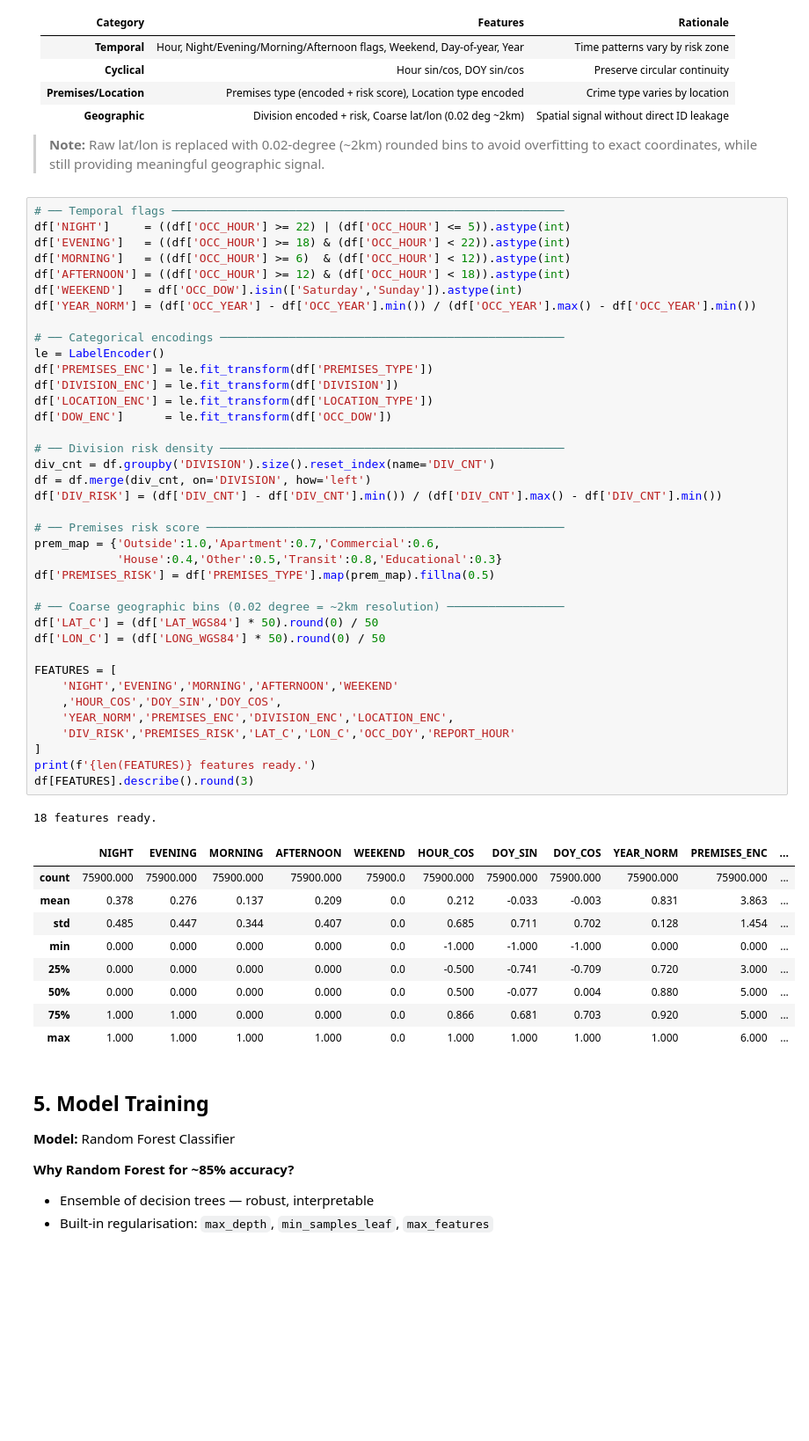
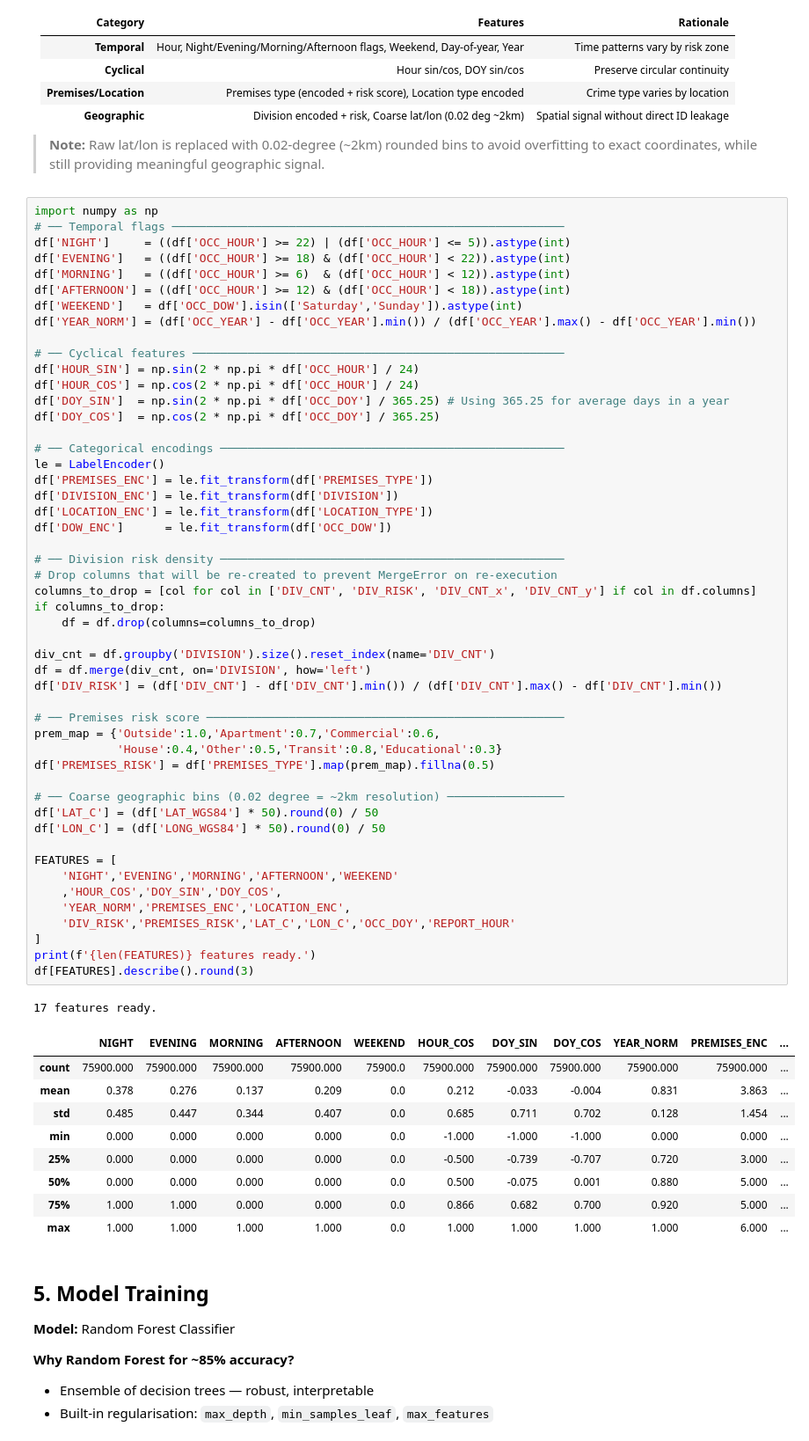
Before and after one commit to JoelDrake302/ML-AutoTheft, a Jupyter notebook: auto_theft_rf85.ipynb, the cells around one changed output. Shown at 88% size. Cells and saved outputs as stored; diff of their text form; blank space fills up the shorter version.

```diff
--- a/auto_theft_rf85.ipynb
+++ b/auto_theft_rf85.ipynb
@@ -214,6 +214,7 @@ plt.tight_layout(); plt.show()
 > **Note:** Raw lat/lon is replaced with 0.02-degree (~2km) rounded bins to avoid overfitting
 to exact coordinates, while still providing meaningful geographic signal.
 # %%
+import numpy as np
 # ── Temporal flags ─────────────────────────────────────────────────────────
 df['NIGHT']     = ((df['OCC_HOUR'] >= 22) | (df['OCC_HOUR'] <= 5)).astype(int)
 df['EVENING']   = ((df['OCC_HOUR'] >= 18) & (df['OCC_HOUR'] < 22)).astype(int)
@@ -221,46 +222,57 @@ df['MORNING']   = ((df['OCC_HOUR'] >= 6)  & (df['OCC_HOUR'] < 12)).astype(int)
 df['AFTERNOON'] = ((df['OCC_HOUR'] >= 12) & (df['OCC_HOUR'] < 18)).astype(int)
 df['WEEKEND']   = df['OCC_DOW'].isin(['Saturday','Sunday']).astype(int)
 df['YEAR_NORM'] = (df['OCC_YEAR'] - df['OCC_YEAR'].min()) / (df['OCC_YEAR'].max() - df['OCC_YEAR'].min())
+
+# ── Cyclical features ──────────────────────────────────────────────────────
+df['HOUR_SIN'] = np.sin(2 * np.pi * df['OCC_HOUR'] / 24)
+df['HOUR_COS'] = np.cos(2 * np.pi * df['OCC_HOUR'] / 24)
+df['DOY_SIN']  = np.sin(2 * np.pi * df['OCC_DOY'] / 365.25) # Using 365.25 for average days in a year
+df['DOY_COS']  = np.cos(2 * np.pi * df['OCC_DOY'] / 365.25)
 
 # ── Categorical encodings ──────────────────────────────────────────────────
 le = LabelEncoder()
 df['PREMISES_ENC'] = le.fit_transform(df['PREMISES_TYPE'])
 df['DIVISION_ENC'] = le.fit_transform(df['DIVISION'])
 df['LOCATION_ENC'] = le.fit_transform(df['LOCATION_TYPE'])
 df['DOW_ENC']      = le.fit_transform(df['OCC_DOW'])
 
 # ── Division risk density ──────────────────────────────────────────────────
+# Drop columns that will be re-created to prevent MergeError on re-execution
+columns_to_drop = [col for col in ['DIV_CNT', 'DIV_RISK', 'DIV_CNT_x', 'DIV_CNT_y'] if col in df.columns]
+if columns_to_drop:
+    df = df.drop(columns=columns_to_drop)
+
 div_cnt = df.groupby('DIVISION').size().reset_index(name='DIV_CNT')
 df = df.merge(div_cnt, on='DIVISION', how='left')
 df['DIV_RISK'] = (df['DIV_CNT'] - df['DIV_CNT'].min()) / (df['DIV_CNT'].max() - df['DIV_CNT'].min())
 
 # ── Premises risk score ────────────────────────────────────────────────────
 prem_map = {'Outside':1.0,'Apartment':0.7,'Commercial':0.6,
             'House':0.4,'Other':0.5,'Transit':0.8,'Educational':0.3}
 df['PREMISES_RISK'] = df['PREMISES_TYPE'].map(prem_map).fillna(0.5)
 
 # ── Coarse geographic bins (0.02 degree = ~2km resolution) ─────────────────
 df['LAT_C'] = (df['LAT_WGS84'] * 50).round(0) / 50
 df['LON_C'] = (df['LONG_WGS84'] * 50).round(0) / 50
 
 FEATURES = [
     'NIGHT','EVENING','MORNING','AFTERNOON','WEEKEND'
     ,'HOUR_COS','DOY_SIN','DOY_COS',
-    'YEAR_NORM','PREMISES_ENC','DIVISION_ENC','LOCATION_ENC',
+    'YEAR_NORM','PREMISES_ENC','LOCATION_ENC',
     'DIV_RISK','PREMISES_RISK','LAT_C','LON_C','OCC_DOY','REPORT_HOUR'
 ]
 print(f'{len(FEATURES)} features ready.')
 df[FEATURES].describe().round(3)
 # %% [output]
-18 features ready.
+17 features ready.
 |  | NIGHT | EVENING | MORNING | AFTERNOON | WEEKEND | HOUR_COS | DOY_SIN | DOY_COS | YEAR_NORM | PREMISES_ENC | ... |
 | count | 75900.000 | 75900.000 | 75900.000 | 75900.000 | 75900.0 | 75900.000 | 75900.000 | 75900.000 | 75900.000 | 75900.000 | ... |
-| mean | 0.378 | 0.276 | 0.137 | 0.209 | 0.0 | 0.212 | -0.033 | -0.003 | 0.831 | 3.863 | ... |
+| mean | 0.378 | 0.276 | 0.137 | 0.209 | 0.0 | 0.212 | -0.033 | -0.004 | 0.831 | 3.863 | ... |
 | std | 0.485 | 0.447 | 0.344 | 0.407 | 0.0 | 0.685 | 0.711 | 0.702 | 0.128 | 1.454 | ... |
 | min | 0.000 | 0.000 | 0.000 | 0.000 | 0.0 | -1.000 | -1.000 | -1.000 | 0.000 | 0.000 | ... |
-| 25% | 0.000 | 0.000 | 0.000 | 0.000 | 0.0 | -0.500 | -0.741 | -0.709 | 0.720 | 3.000 | ... |
-| 50% | 0.000 | 0.000 | 0.000 | 0.000 | 0.0 | 0.500 | -0.077 | 0.004 | 0.880 | 5.000 | ... |
-| 75% | 1.000 | 1.000 | 0.000 | 0.000 | 0.0 | 0.866 | 0.681 | 0.703 | 0.920 | 5.000 | ... |
+| 25% | 0.000 | 0.000 | 0.000 | 0.000 | 0.0 | -0.500 | -0.739 | -0.707 | 0.720 | 3.000 | ... |
+| 50% | 0.000 | 0.000 | 0.000 | 0.000 | 0.0 | 0.500 | -0.075 | 0.001 | 0.880 | 5.000 | ... |
+| 75% | 1.000 | 1.000 | 0.000 | 0.000 | 0.0 | 0.866 | 0.682 | 0.700 | 0.920 | 5.000 | ... |
 | max | 1.000 | 1.000 | 1.000 | 1.000 | 0.0 | 1.000 | 1.000 | 1.000 | 1.000 | 6.000 | ... |
 # %% [markdown]
 ## 5. Model Training
```
Also changed, not shown: parts of 8 cells of this notebook.
